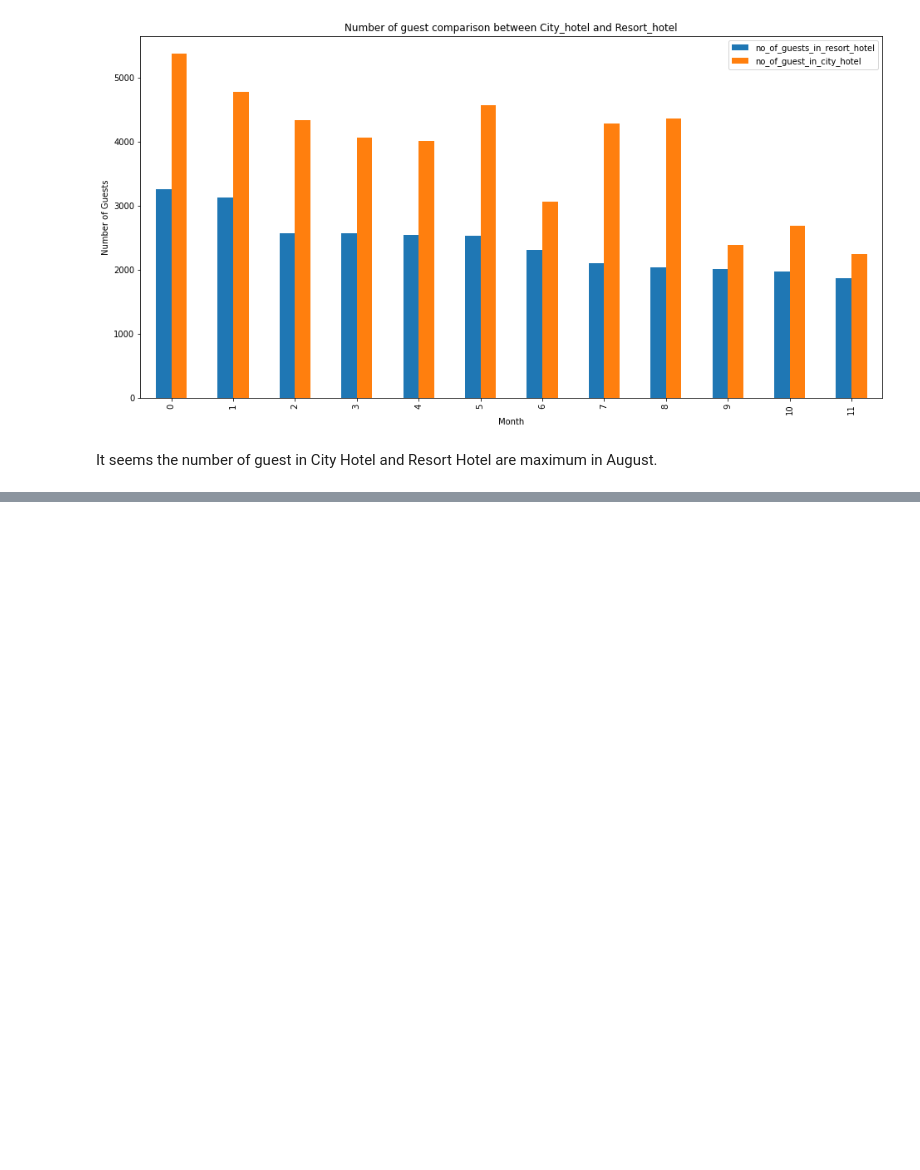
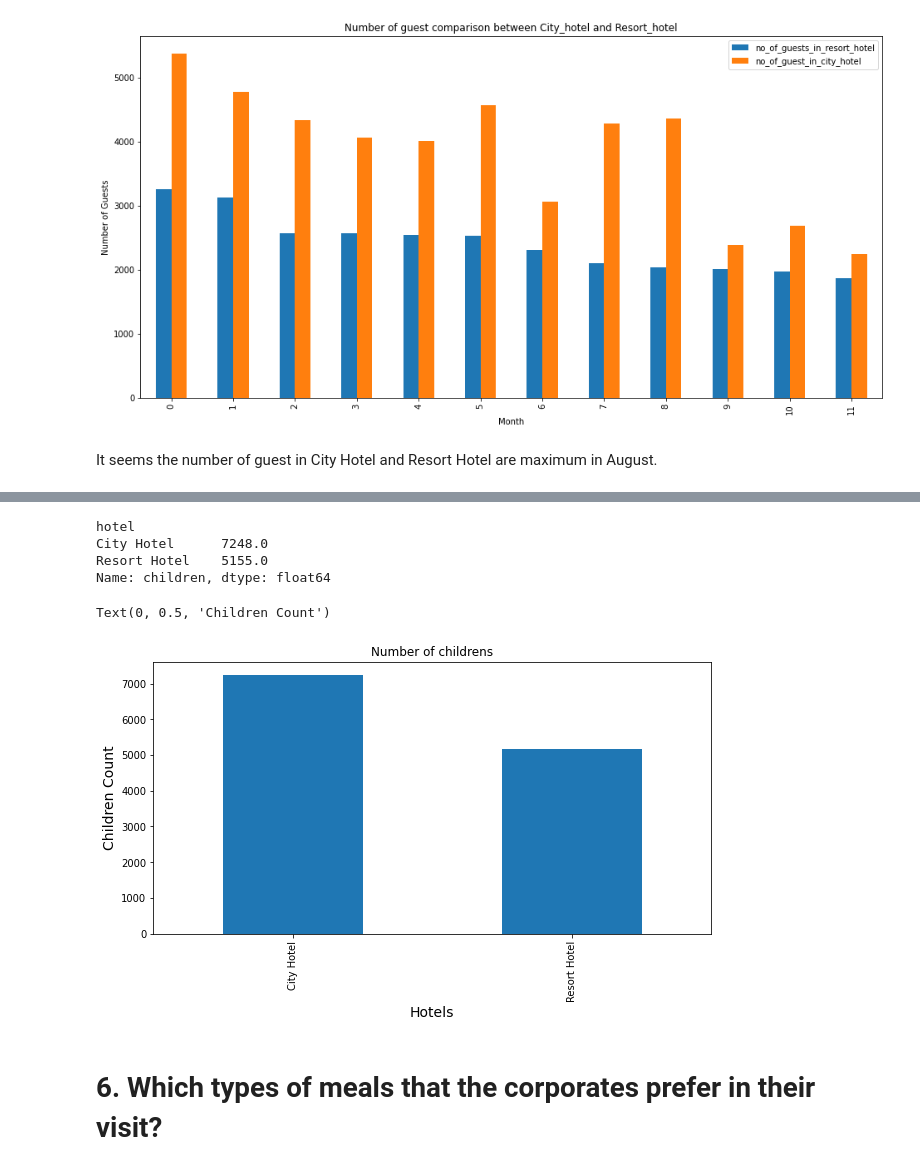
Before and after one commit to Ashik9576/Hotel-Booking-Analysis, a Jupyter notebook: Copy_of_Hotel_Booking_Analysis_Capstone_Project.ipynb, the cells around one changed output, grey strips where cells are left out. Drawn from its saved outputs; the diff is of its cells as text; code cells hidden in the pictures; blank space fills up the shorter version.

```diff
--- a/Copy_of_Hotel_Booking_Analysis_Capstone_Project.ipynb
+++ b/Copy_of_Hotel_Booking_Analysis_Capstone_Project.ipynb
@@ -198,0 +219,20 @@ It seems the number of guest in City Hotel and Resort Hotel are maximum in Augus
+# %%
+no_of_children = hotel_booking.groupby('hotel')['children'].sum()
+no_of_children
+# %% [output]
+hotel
+City Hotel      7248.0
+Resort Hotel    5155.0
+Name: children, dtype: float64
+# %%
+b=no_of_children.plot(kind='bar', title = 'Number of childrens', figsize=(10,5))
+# Setting the label for x-axis
+plt.xlabel("Hotels", size=14)
+
+# Setting the label for y-axis
+plt.ylabel("Children Count", size=14)
+# %% [output]
+Text(0, 0.5, 'Children Count')
+[figure, added]
+# %% [markdown]
+# **6. Which types of meals that the corporates prefer in their visit?**
```
Also changed, not shown: parts of 10 cells of this notebook.
